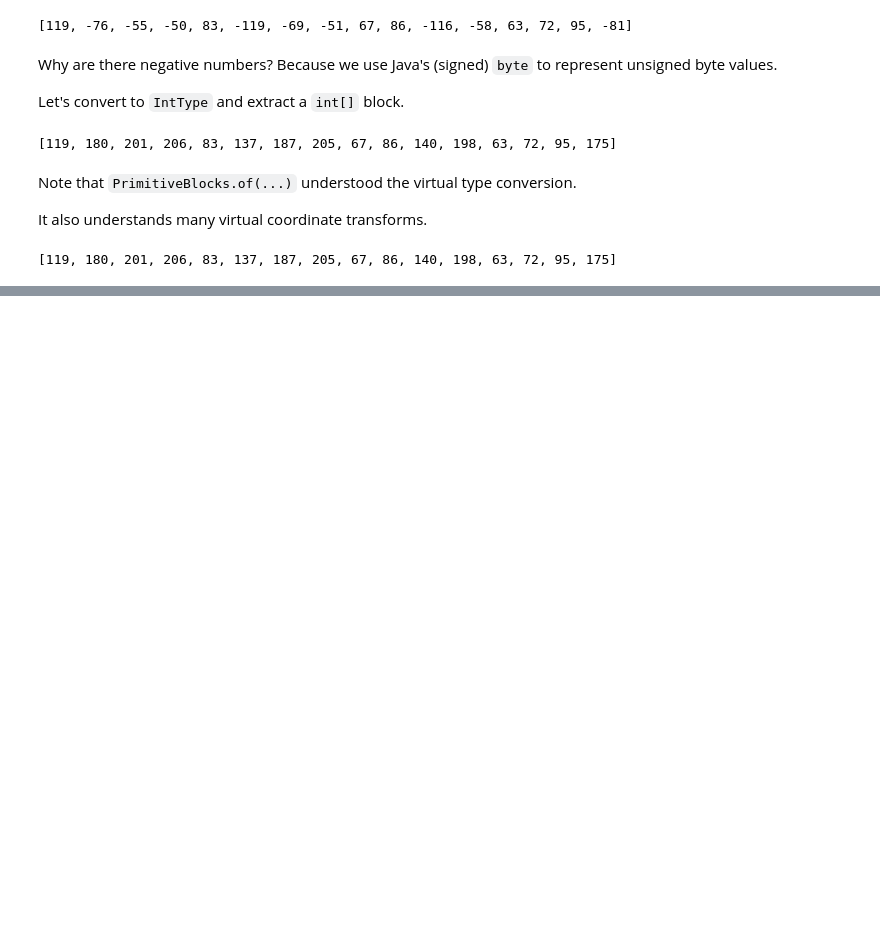
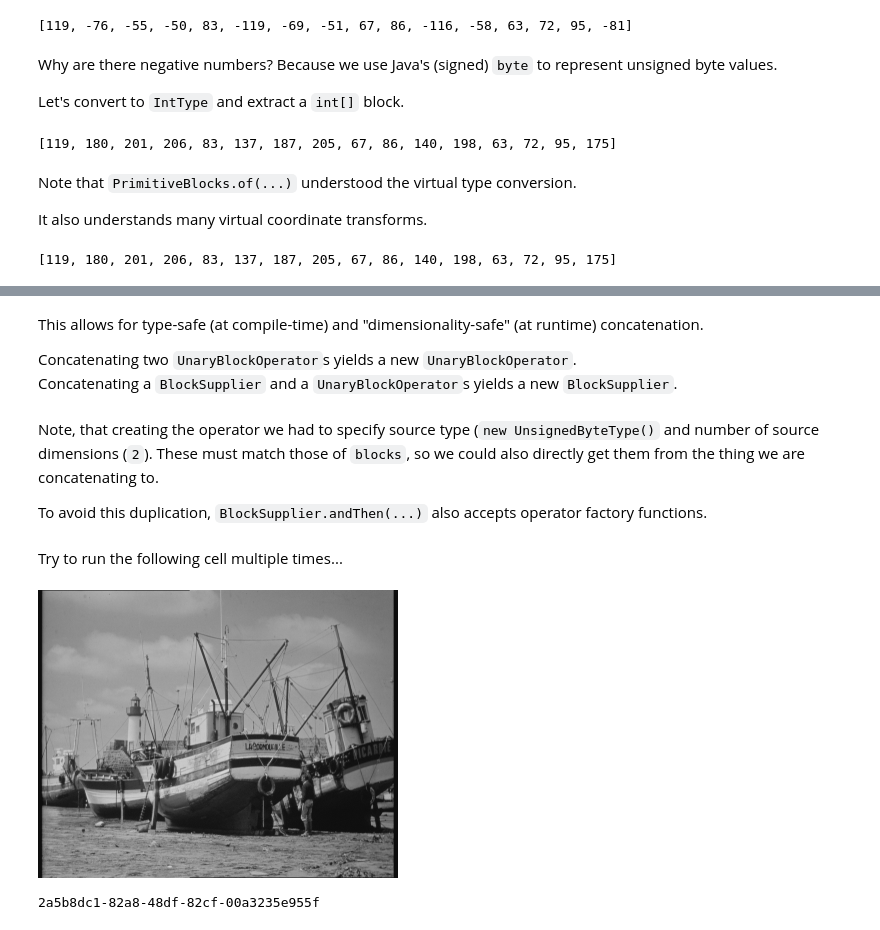
Before and after one commit to saalfeldlab/i2k2024-lazy-workshop, a Jupyter notebook: posts/05-blocks/05-blocks.ipynb, the cells around one changed output, grey strips where cells are left out. Saved outputs shown, nothing was run; the diff lists cells and outputs as text; code cells hidden in the pictures; blank space fills up the shorter version.

```diff
--- a/posts/05-blocks/05-blocks.ipynb
+++ b/posts/05-blocks/05-blocks.ipynb
@@ -101,0 +256,5 @@ Arrays.toString(array)
+# %% [markdown]
+This allows for type-safe (at compile-time) and "dimensionality-safe" (at runtime) concatenation.
+
+Concatenating two `UnaryBlockOperator`s yields a new `UnaryBlockOperator`.<br>
+Concatenating a `BlockSupplier` and a `UnaryBlockOperator`s yields a new `BlockSupplier`.
@@ -101,0 +267,5 @@ Arrays.toString(array)
+# %% [markdown]
+Note, that creating the operator we had to specify source type (`new UnsignedByteType()` and number of source dimensions (`2`).
+These must match those of `blocks`, so we could also directly get them from the thing we are concatenating to.
+
+To avoid this duplication, `BlockSupplier.andThen(...)` also accepts operator factory functions.
@@ -101,0 +275,13 @@ Arrays.toString(array)
+# %% [markdown]
+Try to run the following cell multiple times...
+# %%
+blocks = blocks.andThen(
+    Downsample.downsample(ComputationType.FLOAT, Downsample.Offset.HALF_PIXEL));
+size = Downsample.getDownsampledDimensions(size);
+
+byte[] data = new byte[(int)(size[0] * size[1])];
+blocks.copy(new long[] {0,0}, data, Util.long2int(size));
+display(ArrayImgs.unsignedBytes(data, size));
+# %% [output]
+[figure, added]
+2a5b8dc1-82a8-48df-82cf-00a3235e955f
```
Also changed, not shown: parts of 33 cells of this notebook.
